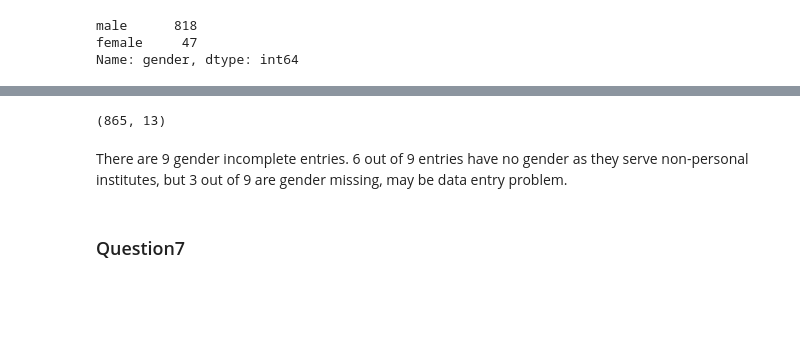
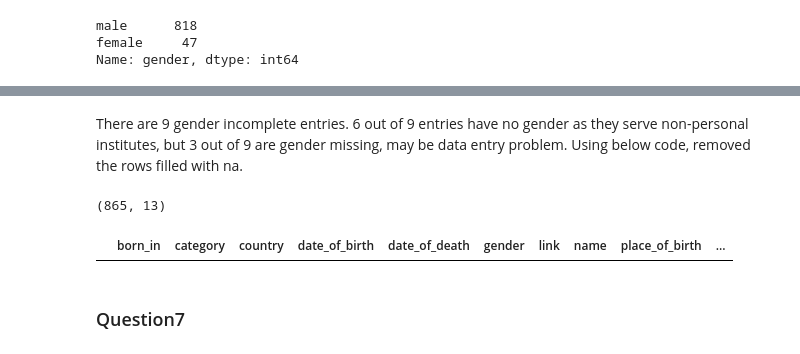
Before and after one commit to narendraparigi1987/datastewardship, a Jupyter notebook: assignment3/Assignment3.ipynb, the cells around one changed output, grey strips where cells are left out. Drawn from its saved outputs; the diff is of its cells as text; code cells hidden in the pictures; blank space fills up the shorter version.

```diff
--- a/assignment3/Assignment3.ipynb
+++ b/assignment3/Assignment3.ipynb
@@ -248,13 +248,17 @@ df_nobel_fil_dedup[df_nobel_fil_dedup['gender'].isnull() | df_nobel_fil_dedup['g
 | 156 | NaN | Peace | United Kingdom | None | None | None | http://en.wikipedia.org/wiki/Frie... | Friends Service Council | None | ... |
 | 696 | Russia | Physics | NaN | 23 August 1974 | NaN | None | http://en.wikipedia.org/wiki/Kons... | Konstantin Novoselov | Nizhny Tagil , Russian SFSR , Sov... | ... |
 | 989 | Canada | Physiology or Medicine | NaN | September 22, 1901 | January 12, 1997 | None | http://en.wikipedia.org/wiki/Char... | Charles B. Huggins | Halifax, Nova Scotia | ... |
+# %% [markdown]
+There are 9 gender incomplete entries. 6 out of 9 entries have no gender as they serve non-personal institutes, but 3 out of 9 are gender missing, may be data entry problem. Using below code, removed the rows filled with na.
 # %%
 df_nobel_fil_dedup.dropna(subset=['gender'], inplace=True)
 df_nobel_fil_dedup.shape
 # %% [output]
 (865, 13)
-# %% [markdown]
-There are 9 gender incomplete entries. 6 out of 9 entries have no gender as they serve non-personal institutes, but 3 out of 9 are gender missing, may be data entry problem.
+# %%
+df_nobel_fil_dedup[df_nobel_fil_dedup['gender'].isnull() | df_nobel_fil_dedup['gender'].isna()]
+# %% [output]
+|  | born_in | category | country | date_of_birth | date_of_death | gender | link | name | place_of_birth | ... |
 # %% [markdown]
 ### Question7
 # %%
```
Also changed, not shown: parts of 5 cells of this notebook.
